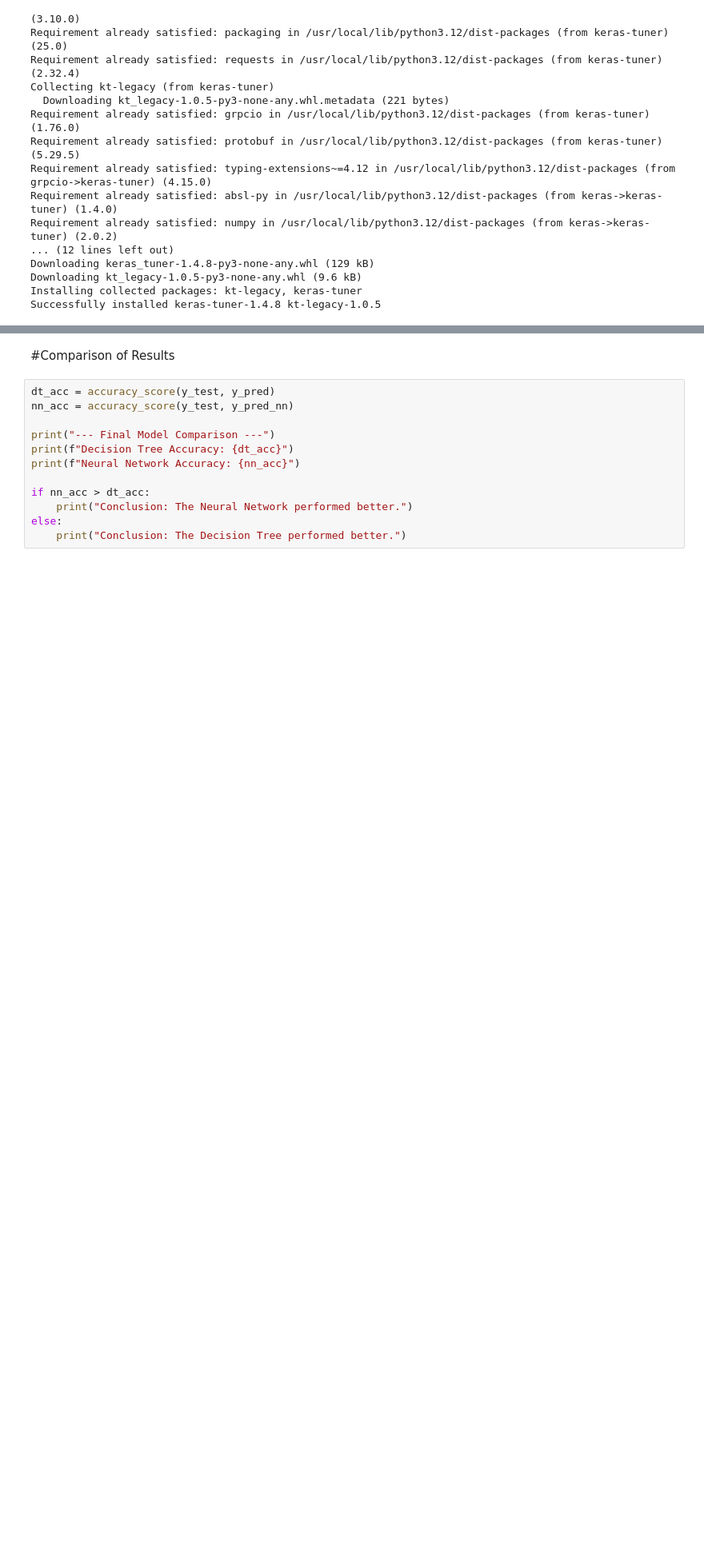
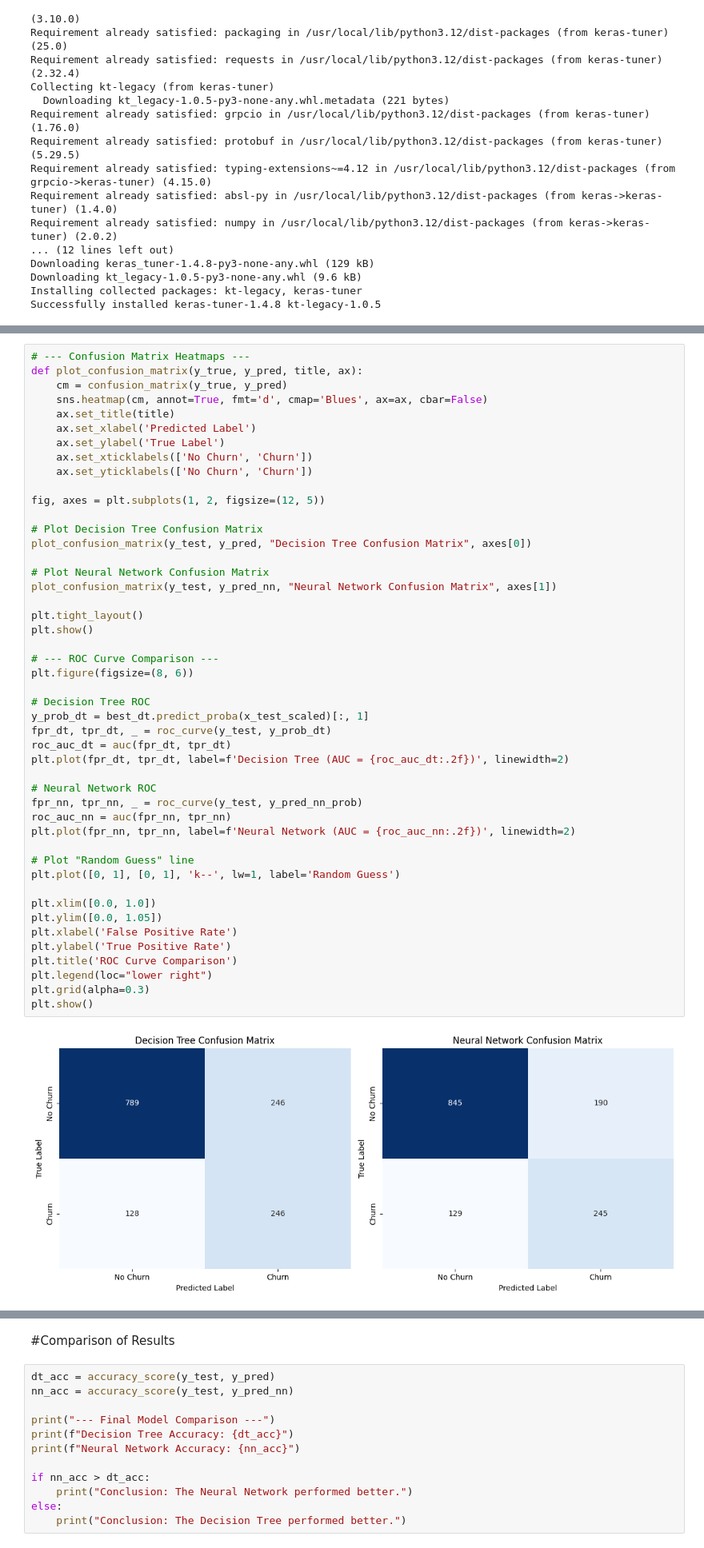
Before and after one commit to Chanthul4054/Telco-Customer-Churn-Prediction, a Jupyter notebook: Course_Work.ipynb, the cells around one changed output, grey strips where cells are left out. Shown at 80% size. Cells and saved outputs as stored; diff of their text form; blank space fills up the shorter version.

```diff
--- a/Course_Work.ipynb
+++ b/Course_Work.ipynb
@@ -342,0 +366,49 @@ Neural Network ROC-AUC Score: 0.8220
+# %%
+# --- Confusion Matrix Heatmaps ---
+def plot_confusion_matrix(y_true, y_pred, title, ax):
+    cm = confusion_matrix(y_true, y_pred)
+    sns.heatmap(cm, annot=True, fmt='d', cmap='Blues', ax=ax, cbar=False)
+    ax.set_title(title)
+    ax.set_xlabel('Predicted Label')
+    ax.set_ylabel('True Label')
+    ax.set_xticklabels(['No Churn', 'Churn'])
+    ax.set_yticklabels(['No Churn', 'Churn'])
+
+fig, axes = plt.subplots(1, 2, figsize=(12, 5))
+
+# Plot Decision Tree Confusion Matrix
+plot_confusion_matrix(y_test, y_pred, "Decision Tree Confusion Matrix", axes[0])
+
+# Plot Neural Network Confusion Matrix
+plot_confusion_matrix(y_test, y_pred_nn, "Neural Network Confusion Matrix", axes[1])
+
+plt.tight_layout()
+plt.show()
+
+# --- ROC Curve Comparison ---
+plt.figure(figsize=(8, 6))
+
+# Decision Tree ROC
+y_prob_dt = best_dt.predict_proba(x_test_scaled)[:, 1]
+fpr_dt, tpr_dt, _ = roc_curve(y_test, y_prob_dt)
+roc_auc_dt = auc(fpr_dt, tpr_dt)
+plt.plot(fpr_dt, tpr_dt, label=f'Decision Tree (AUC = {roc_auc_dt:.2f})', linewidth=2)
+
+# Neural Network ROC
+fpr_nn, tpr_nn, _ = roc_curve(y_test, y_pred_nn_prob)
+roc_auc_nn = auc(fpr_nn, tpr_nn)
+plt.plot(fpr_nn, tpr_nn, label=f'Neural Network (AUC = {roc_auc_nn:.2f})', linewidth=2)
+
+# Plot "Random Guess" line
+plt.plot([0, 1], [0, 1], 'k--', lw=1, label='Random Guess')
+
+plt.xlim([0.0, 1.0])
+plt.ylim([0.0, 1.05])
+plt.xlabel('False Positive Rate')
+plt.ylabel('True Positive Rate')
+plt.title('ROC Curve Comparison')
+plt.legend(loc="lower right")
+plt.grid(alpha=0.3)
+plt.show()
+# %% [output]
+[figure, added]
```
Also changed, not shown: parts of 6 cells of this notebook.
